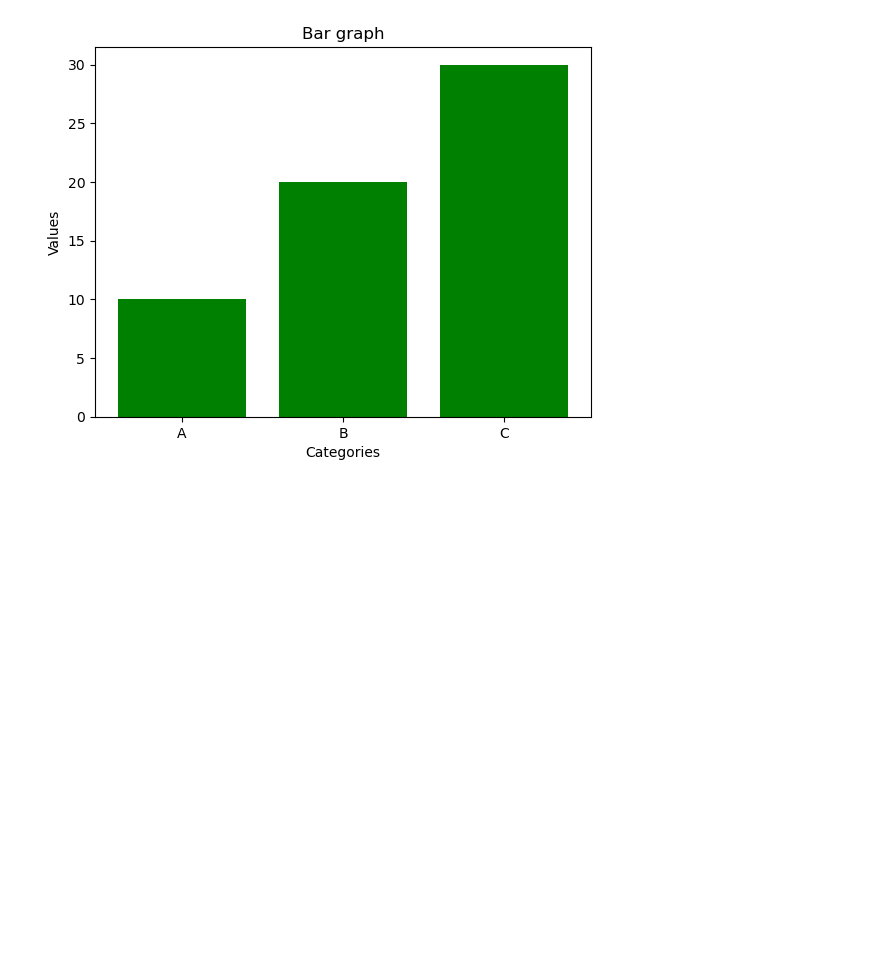
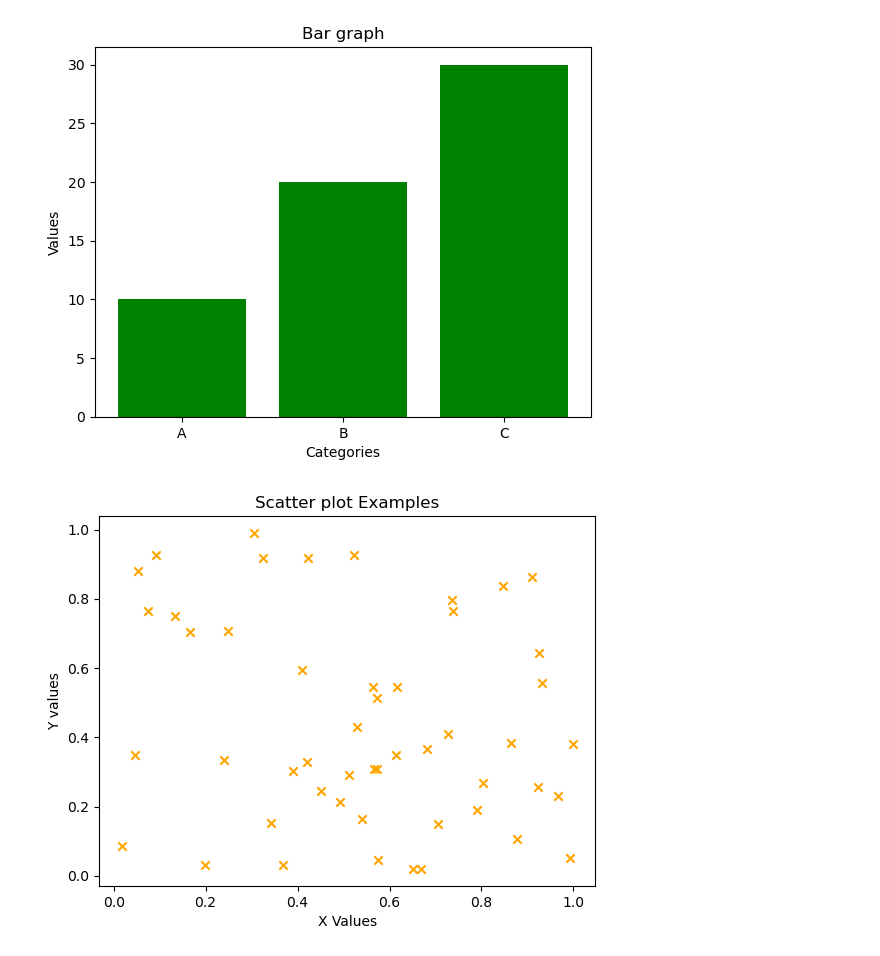
Before and after one commit to Pragyanshu2407/LearnML, a Jupyter notebook: 1.ipynb, the cells around one changed output. Drawn from its saved outputs; the diff is of its cells as text; code cells hidden in the pictures; blank space fills up the shorter version.

```diff
--- a/1.ipynb
+++ b/1.ipynb
@@ -179,3 +179,13 @@ plt.bar(categories,values,color='g')
 plt.show()
 # %% [output]
 [figure]
+# %%
+x=np.random.rand(50)
+y=np.random.rand(50)
+plt.scatter(x,y,color='orange',marker='x')
+plt.xlabel('X Values')
+plt.ylabel('Y values')
+plt.title('Scatter plot Examples')
+plt.show()
+# %% [output]
+[figure, added]
```
Also changed, not shown: parts of 1 cell of this notebook.
